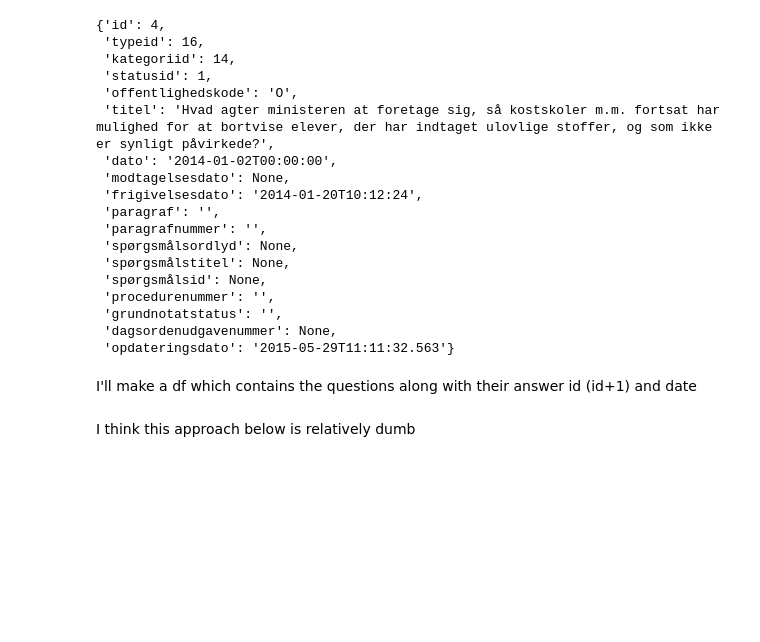
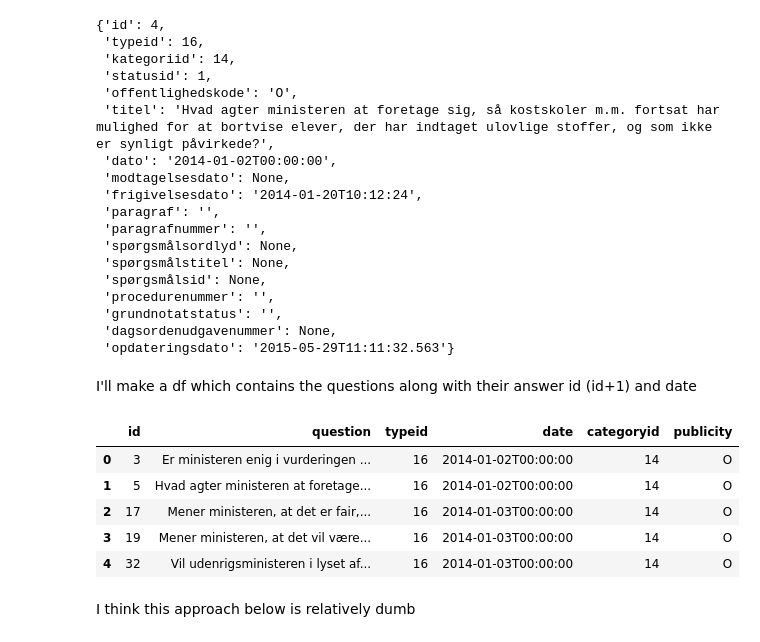
Before and after one commit to Rune-Nedergaard/XAI-NLP, a Jupyter notebook: notebooks/EDA.ipynb, the cells around one changed output. Drawn from its saved outputs; the diff is of its cells as text; code cells hidden in the pictures; blank space fills up the shorter version.

```diff
--- a/notebooks/EDA.ipynb
+++ b/notebooks/EDA.ipynb
@@ -84,6 +84,15 @@ import pandas as pd
 
 question_df = pd.DataFrame({'id': ids, 'question': questions, 'typeid': typeid, 'date': dates, 'categoryid': categoryid, 'publicity': publicity})
 question_df.to_csv('questions_all_info.csv', index=False)
+# %%
+question_df.head()
+# %% [output]
+|  | id | question | typeid | date | categoryid | publicity |
+| 0 | 3 | Er ministeren enig i vurderingen ... | 16 | 2014-01-02T00:00:00 | 14 | O |
+| 1 | 5 | Hvad agter ministeren at foretage... | 16 | 2014-01-02T00:00:00 | 14 | O |
+| 2 | 17 | Mener ministeren, at det er fair,... | 16 | 2014-01-03T00:00:00 | 14 | O |
+| 3 | 19 | Mener ministeren, at det vil være... | 16 | 2014-01-03T00:00:00 | 14 | O |
+| 4 | 32 | Vil udenrigsministeren i lyset af... | 16 | 2014-01-03T00:00:00 | 14 | O |
 # %%
 answer_url = 'https://oda.ft.dk/api/Dokument?$inlinecount=allpages&$filter=typeid%20eq%2017'
 # %% [markdown]
```
Also changed, not shown: parts of 2 cells of this notebook, 6 other files.
